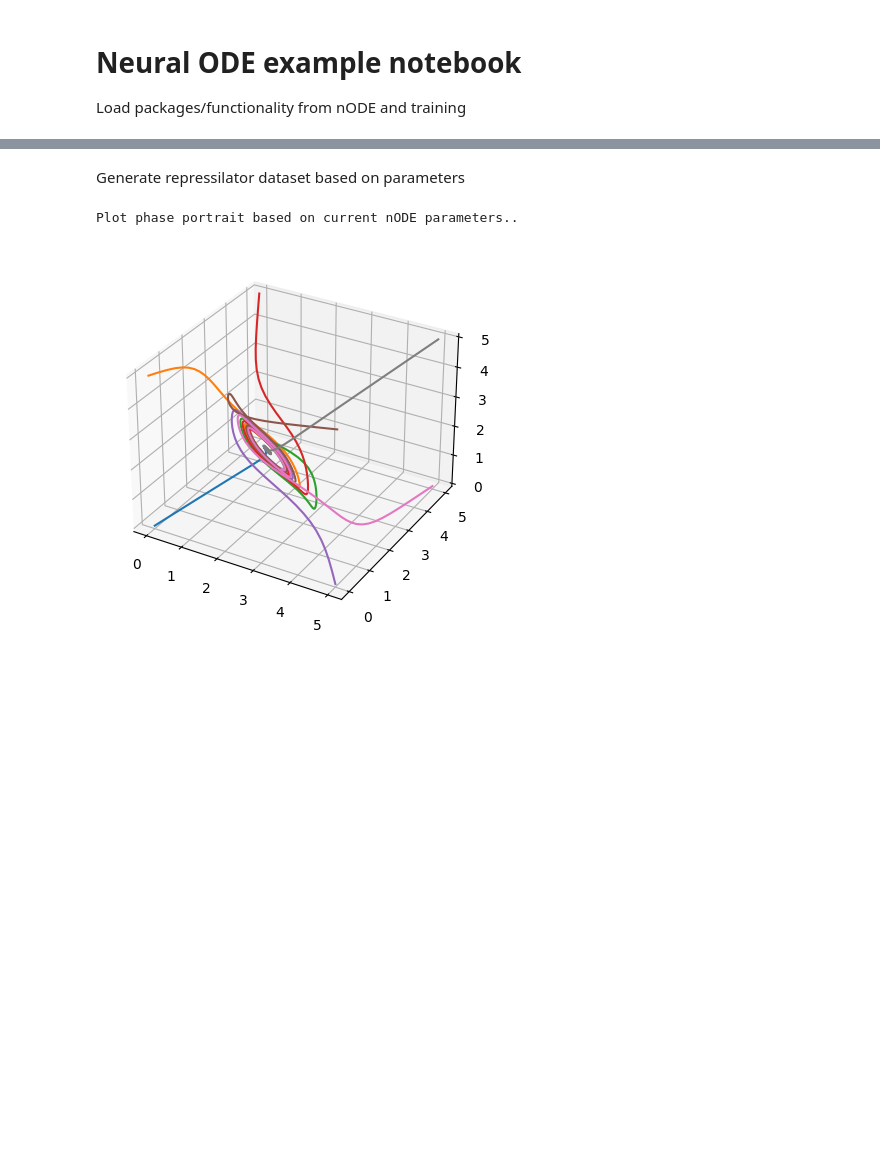
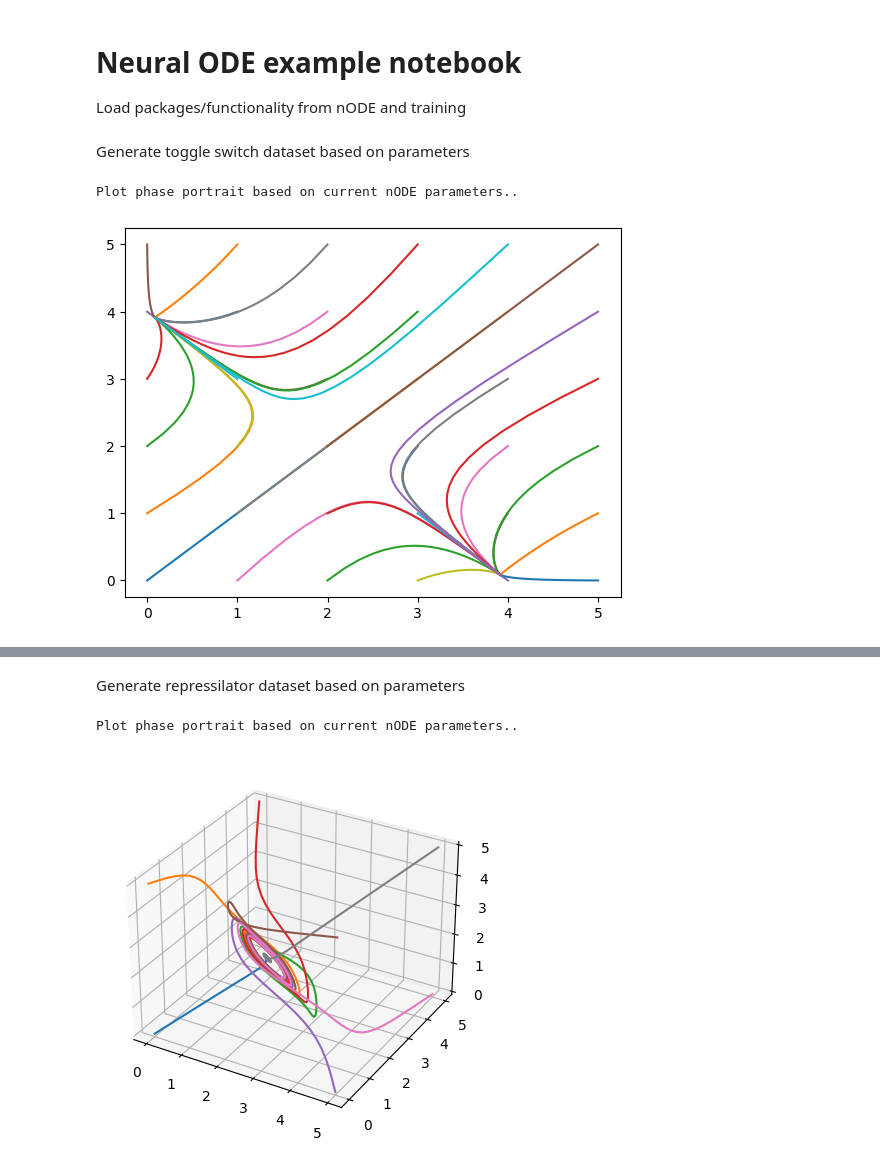
Before and after one commit to elenaquei/BioML, a Jupyter notebook: nODE.ipynb, the cells around one changed output, grey strips where cells are left out. Cells and saved outputs as stored; diff of their text form; code cells hidden in the pictures; blank space fills up the shorter version.

Commit message:
Added toggle switch example

```diff
--- a/nODE.ipynb
+++ b/nODE.ipynb
@@ -9,3 +9,22 @@ from models.training import easyTrainer, weights_to_dataset
 from models.nODE import nODE, make_nODE_from_parameters
 import matplotlib.pyplot as plt
 device = 'cpu'#torch.device('cuda' if torch.cuda.is_available() else 'cpu')''
+# %% [markdown]
+Generate toggle switch dataset based on parameters
+# %%
+ODE_dim = 2
+Gamma = np.array([-1., -1.])
+integration_time = 1
+Win = np.array([[0, -1.], [-1., 0]])
+Wout = np.array([[2., 0], [0, 2.]])
+bin = np.array([[2.], [2.]])
+bout = np.array([[2.], [2.]])
+
+train_data, test_data = weights_to_dataset(integration_time, Gamma, Win=Win, bin=bin, Wout=Wout, bout=bout, batch_size = 10)
+
+true_model = make_nODE_from_parameters(Gamma, Win=Win, bin=bin, Wout=Wout, bout=bout)
+
+true_model.phase_portrait(gridpoints=5, time_interval=[0.,10.])
+# %% [output]
+Plot phase portrait based on current nODE parameters..
+[figure, added]
```
Also changed, not shown: parts of 5 cells of this notebook.
